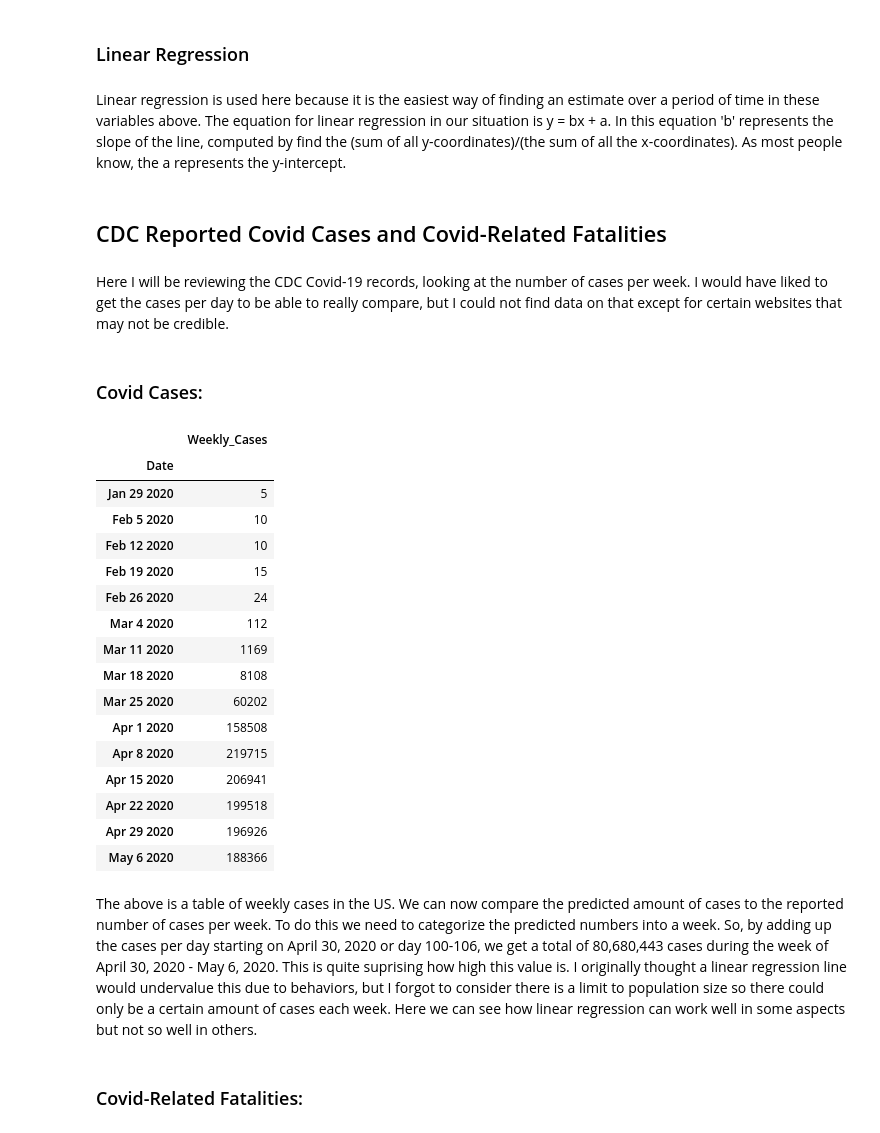
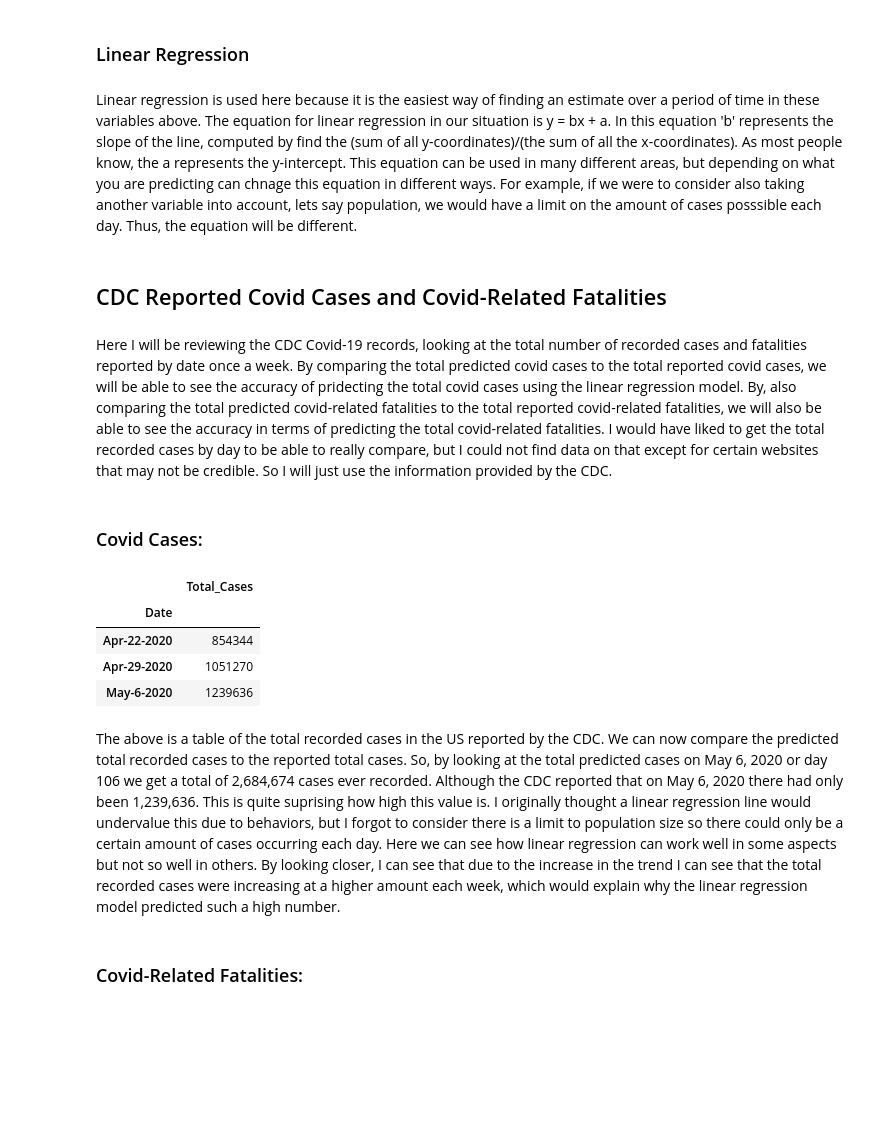
Before and after one commit to rdbrow10/Final-Project, a Jupyter notebook: Final_Project.ipynb, the cells around one changed output. Cells and saved outputs as stored; diff of their text form; code cells hidden in the pictures; blank space fills up the shorter version.

```diff
--- a/Final_Project.ipynb
+++ b/Final_Project.ipynb
@@ -223,38 +225,25 @@ Here we have a graph displaying the actual number of covid-related fatalities pe
 # %% [markdown]
 ### Linear Regression
 # %% [markdown]
-Linear regression is used here because it is the easiest way of finding an estimate over a period of time in these variables above. The equation for linear regression in our situation is y = bx + a. In this equation 'b' represents the slope of the line, computed by find the (sum of all y-coordinates)/(the sum of all the x-coordinates). As most people know, the a represents the y-intercept.
+Linear regression is used here because it is the easiest way of finding an estimate over a period of time in these variables above. The equation for linear regression in our situation is y = bx + a. In this equation 'b' represents the slope of the line, computed by find the (sum of all y-coordinates)/(the sum of all the x-coordinates). As most people know, the a represents the y-intercept. This equation can be used in many different areas, but depending on what you are predicting can chnage this equation in different ways. For example, if we were to consider also taking another variable into account, lets say population, we would have a limit on the amount of cases posssible each day. Thus, the equation will be different.
 # %% [markdown]
 ## CDC Reported Covid Cases and Covid-Related Fatalities
 # %% [markdown]
-Here I will be reviewing the CDC Covid-19 records, looking at the number of cases per week. I would have liked to get the cases per day to be able to really compare, but I could not find data on that except for certain websites that may not be credible.
+Here I will be reviewing the CDC Covid-19 records, looking at the total number of recorded cases and fatalities reported by date once a week. By comparing the total predicted covid cases to the total reported covid cases, we will be able to see the accuracy of pridecting the total covid cases using the linear regression model. By, also comparing the total predicted covid-related fatalities to the total reported covid-related fatalities, we will also be able to see the accuracy in terms of predicting the total covid-related fatalities. I would have liked to get the total recorded cases by day to be able to really compare, but I could not find data on that except for certain websites that may not be credible. So I will just use the information provided by the CDC.
 # %% [markdown]
 ### Covid Cases:
 # %%
 path3='https://raw.githubusercontent.com/rdbrow10/Final-Project/main/CDCReportedCovidCases'
 ds_CDCCovidCases = pd.read_csv(path3, index_col=0)
-ds_CDCCovidCases.head(15)
+ds_CDCCovidCases.head(4)
 # %% [output]
-|  | Weekly_Cases |
+|  | Total_Cases |
 | Date |  |
-| Jan 29 2020 | 5 |
-| Feb 5 2020 | 10 |
-| Feb 12 2020 | 10 |
-| Feb 19 2020 | 15 |
-| Feb 26 2020 | 24 |
-| Mar 4 2020 | 112 |
-| Mar 11 2020 | 1169 |
-| Mar 18 2020 | 8108 |
-| Mar 25 2020 | 60202 |
-| Apr 1 2020 | 158508 |
-| Apr 8 2020 | 219715 |
-| Apr 15 2020 | 206941 |
-| Apr 22 2020 | 199518 |
-| Apr 29 2020 | 196926 |
-| May 6 2020 | 188366 |
+| Apr-22-2020 | 854344 |
+| Apr-29-2020 | 1051270 |
+| May-6-2020 | 1239636 |
 # %% [markdown]
-The above is a table of weekly cases in the US. We can now compare the predicted amount of cases to the reported number of cases per week. To do this we need to categorize the predicted numbers into a week. So, by adding up the cases per day starting on April 30, 2020 or day 100-106, we get a total of
-80,680,443 cases during the week of April 30, 2020 - May 6, 2020. This is quite suprising how high this value is. I originally thought a linear regression line would undervalue this due to behaviors, but I forgot to consider there is a limit to population size so there could only be a certain amount of cases each week. Here we can see how linear regression can work well in some aspects but not so well in others.
+The above is a table of the total recorded cases in the US reported by the CDC. We can now compare the predicted total recorded cases to the reported total cases. So, by looking at the total predicted cases on May 6, 2020 or day 106 we get a total of 2,684,674 cases ever recorded. Although the CDC reported that on May 6, 2020 there had only been 1,239,636. This is quite suprising how high this value is. I originally thought a linear regression line would undervalue this due to behaviors, but I forgot to consider there is a limit to population size so there could only be a certain amount of cases occurring each day. Here we can see how linear regression can work well in some aspects but not so well in others. By looking closer, I can see that due to the increase in the trend I can see that the total recorded cases were increasing at a higher amount each week, which would explain why the linear regression model predicted such a high number.
 # %% [markdown]
 ### Covid-Related Fatalities:
 # %%
```
Also changed, not shown: parts of 24 cells of this notebook.
